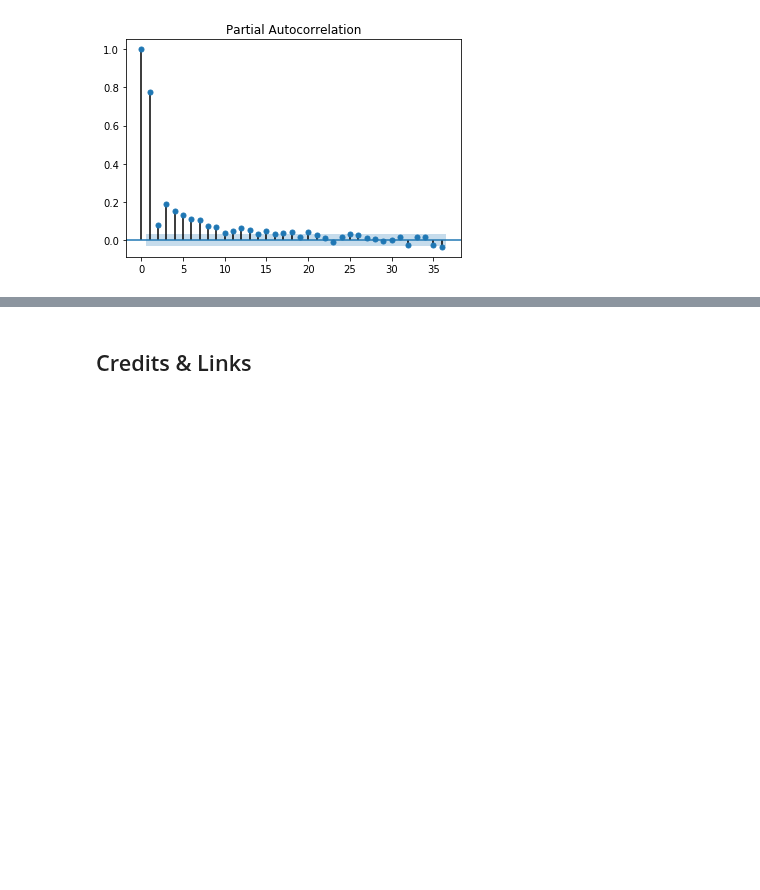
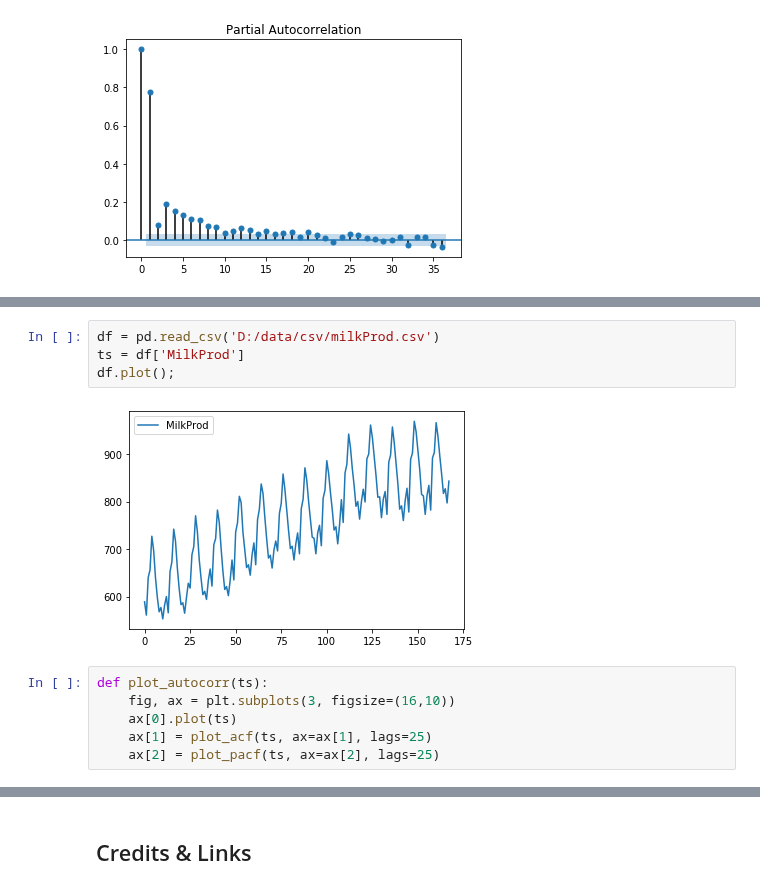
Before and after one commit to miltonluaces/ds_topics, a Jupyter notebook: 20_time_series_analysis/ts_autocorrelation.ipynb, the cells around one changed output, grey strips where cells are left out. Saved outputs shown, nothing was run; the diff lists cells and outputs as text; blank space fills up the shorter version.

```diff
--- a/20_time_series_analysis/ts_autocorrelation.ipynb
+++ b/20_time_series_analysis/ts_autocorrelation.ipynb
@@ -28,0 +32,12 @@ plt.show()
+# %%
+df = pd.read_csv('D:/data/csv/milkProd.csv')
+ts = df['MilkProd']
+df.plot();
+# %% [output]
+[figure, added]
+# %%
+def plot_autocorr(ts):
+    fig, ax = plt.subplots(3, figsize=(16,10))
+    ax[0].plot(ts)
+    ax[1] = plot_acf(ts, ax=ax[1], lags=25)
+    ax[2] = plot_pacf(ts, ax=ax[2], lags=25)
```
Also changed, not shown: parts of 3 cells of this notebook, 9 other files.
